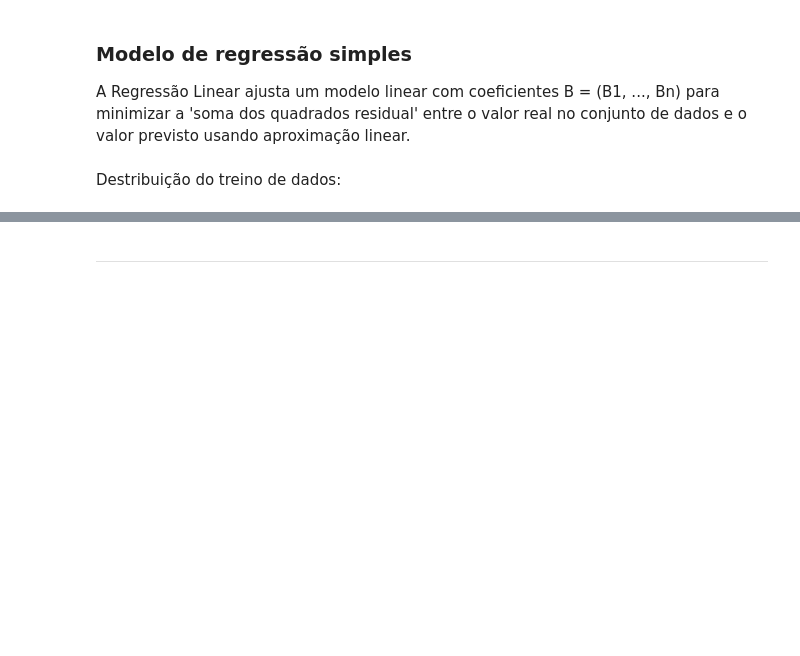
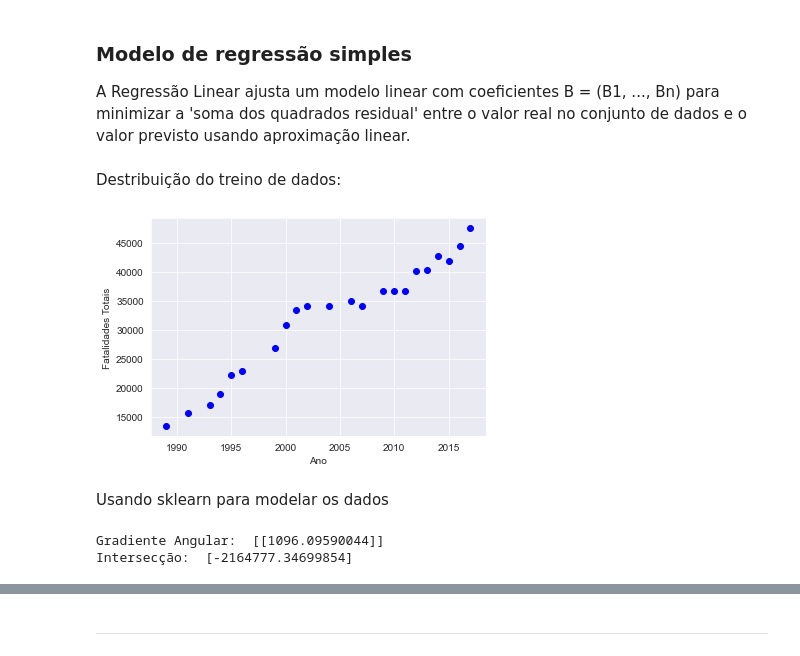
Before and after one commit to kauebr/Portifolio-Desarmamento-Brasil, a Jupyter notebook: Clique aqui para abrir a Análise.ipynb, the cells around one changed output, grey strips where cells are left out. Drawn from its saved outputs; the diff is of its cells as text; code cells hidden in the pictures; blank space fills up the shorter version.

```diff
--- a/Clique aqui para abrir a Análise.ipynb
+++ b/Clique aqui para abrir a Análise.ipynb
@@ -518,7 +513,7 @@ Isso significa que sabemos o resultado de cada ponto de dados no conjunto de dad
 
 Vamos dividir nosso conjunto de dados em conjuntos de treinamento e teste. 80% de todo o conjunto de dados será usado para treinamento e 20% para teste. Criamos uma máscara para selecionar linhas aleatórias usando a função **np.random.rand()**:
 # %%
-msk = np.random.rand(len(df)) < 0.8
+msk = np.random.rand(len(cdf)) < 0.8
 train = cdf[msk]
 test = cdf[~msk]
 # %% [markdown]
@@ -528,7 +523,23 @@ A Regressão Linear ajusta um modelo linear com coeficientes B = (B1, ..., Bn) p
 # %% [markdown]
 Destribuição do treino de dados:
 # %%
-plt.scatter(train.Tamanho_motor, train.EmissaoCO2,  color='blue')
-plt.xlabel("Tamanho do motor")
-plt.ylabel("Emissão de CO2")
+plt.scatter(train.Ano, train.Fatalidades_Totais,  color='blue')
+plt.xlabel("Ano")
+plt.ylabel("Fatalidades Totais")
 plt.show()
+# %% [output]
+[figure, added]
+# %% [markdown]
+Usando sklearn para modelar os dados
+# %%
+from sklearn import linear_model
+regr = linear_model.LinearRegression() # Modelo de regressão linear simples
+train_x = np.asanyarray(train[['Ano']])
+train_y = np.asanyarray(train[['Fatalidades_Totais']])
+regr.fit(train_x, train_y)
+# Gradiente angular
+print ('Gradiente Angular: ', regr.coef_)
+print ('Intersecção: ',regr.intercept_)
+# %% [output]
+Gradiente Angular:  [[1096.09590044]]
+Intersecção:  [-2164777.34699854]
```
Also changed, not shown: parts of 5 cells of this notebook.
